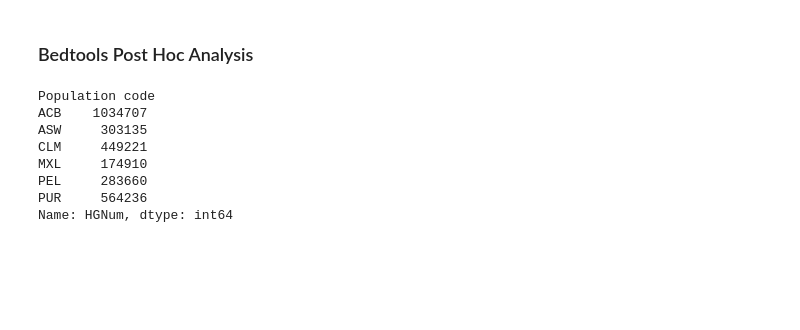
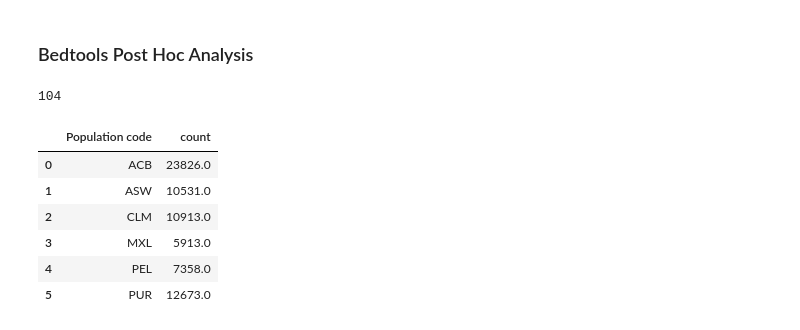
Before and after one commit to oonashigenorisseadams/grfp, a Jupyter notebook: bedtools_analysis/bedtools_post_hoc_analysis.ipynb, the cells around one changed output. Saved outputs shown, nothing was run; the diff lists cells and outputs as text; code cells hidden in the pictures; blank space fills up the shorter version.

```diff
--- a/bedtools_analysis/bedtools_post_hoc_analysis.ipynb
+++ b/bedtools_analysis/bedtools_post_hoc_analysis.ipynb
@@ -35,17 +36,21 @@ hg_total = pd.merge(d, hg_pop, left_on='HGNum', right_on='Sample name')
 # %%
 # get number of individuals we have overall and per population code (about 10 the bedtools intersection analysis didn't work)
 total_num_individuals = hg_total['HGNum'].nunique()
-hg_total.groupby(['Population code'])['HGNum'].count()
+pop_codes = ['ACB', 'ASW', 'CLM', 'MXL', 'PEL', 'PUR', 'UNK']
+hg_total[hg_total['Population code']  == pop_codes[5]]['HGNum'].nunique()
 # %% [output]
-Population code
-ACB    1034707
-ASW     303135
-CLM     449221
-MXL     174910
-PEL     283660
-PUR     564236
-Name: HGNum, dtype: int64
+104
 # %%
 # get approximate counts by dividing by number of individuals and rounding for now
-population_counts = hg_total.groupby(['Population code'])['count'].sum().reset_index(name='count')
-population_counts['count'] = round(population_counts['count'] / 504)
+orig_counts = hg_total.groupby(['Population code'])['count'].sum().reset_index(name='count')
+population_counts = orig_counts
+population_counts['count'] = round(orig_counts['count'] / [96, 61, 94, 64, 85, 104])
+population_counts
+# %% [output]
+|  | Population code | count |
+| 0 | ACB | 23826.0 |
+| 1 | ASW | 10531.0 |
+| 2 | CLM | 10913.0 |
+| 3 | MXL | 5913.0 |
+| 4 | PEL | 7358.0 |
+| 5 | PUR | 12673.0 |
```
Also changed, not shown: parts of 4 cells of this notebook, 2 other files.
